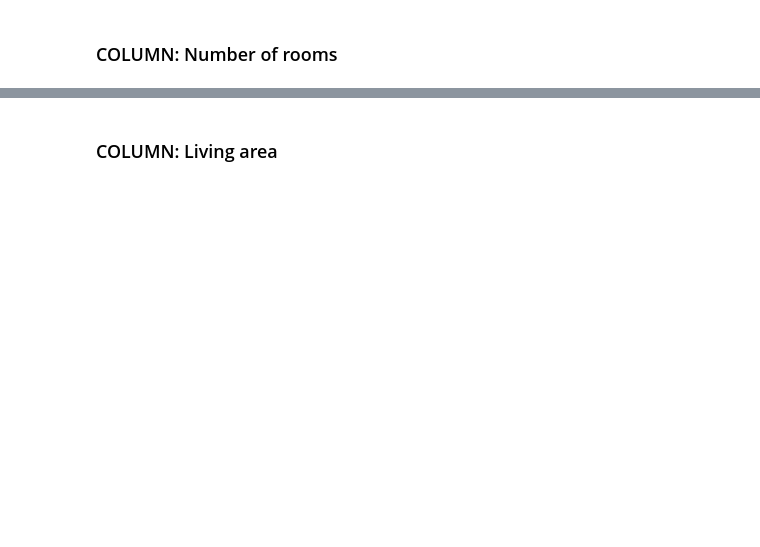
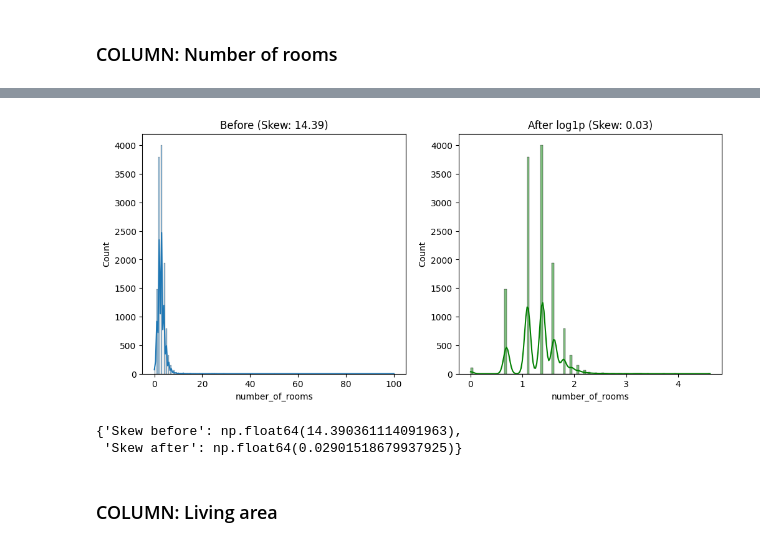
Before and after one commit to demuyncks/immo-eliza, a Jupyter notebook: notebooks/immo_cleaning.ipynb, the cells around one changed output, grey strips where cells are left out. Cells and saved outputs as stored; diff of their text form; code cells hidden in the pictures; blank space fills up the shorter version.

```diff
--- a/notebooks/immo_cleaning.ipynb
+++ b/notebooks/immo_cleaning.ipynb
@@ -63,3 +213,21 @@ ValueError: could not convert string to float: 'https://immovlan.be/en/detail/re
+# %%
+def log_graph(df, column):
+    data = df[column].dropna()
+
+    fig, axes = plt.subplots(1, 2, figsize = (12, 5))
+
+    skew_before = data.skew()
+    sns.histplot(df[column], kde=True, ax = axes[0])
+    axes[0].set_title(f'Before (Skew: {skew_before:.2f})')
+
+    log_data = np.log1p(data)
+    skew_after = log_data.skew()
+    sns.histplot(log_data, kde=True, ax=axes[1], color='green')
+    axes[1].set_title(f'After log1p (Skew: {skew_after:.2f})')
+
+    plt.show()
+
+    return {'Skew before': skew_before, 'Skew after': skew_after}
 # %% [markdown]
 ### COLUMN: Price ###
 # %%
@@ -178,2 +430,8 @@ df.describe(include='all')
+# %%
+log_graph(df2,'number_of_rooms')
+# %% [output]
+[figure, added]
+{'Skew before': np.float64(14.390361114091963),
+ 'Skew after': np.float64(0.02901518679937925)}
 # %% [markdown]
 ### COLUMN: Living area ###
```
Also changed, not shown: parts of 133 cells of this notebook, 1 other file.
